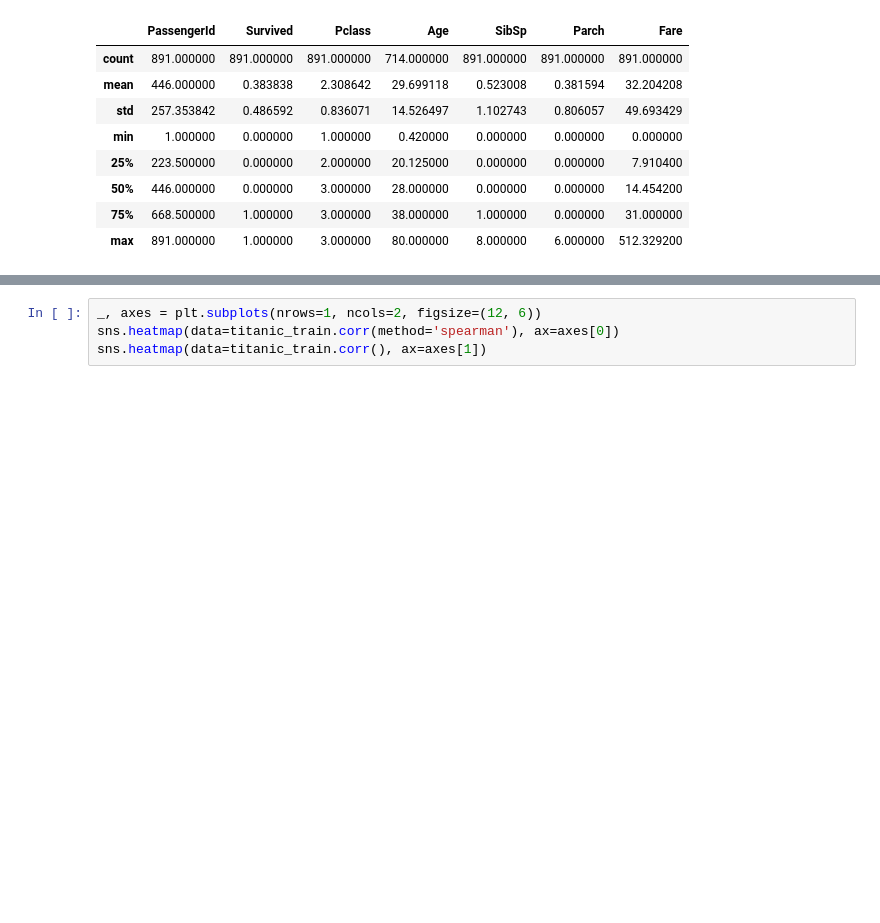
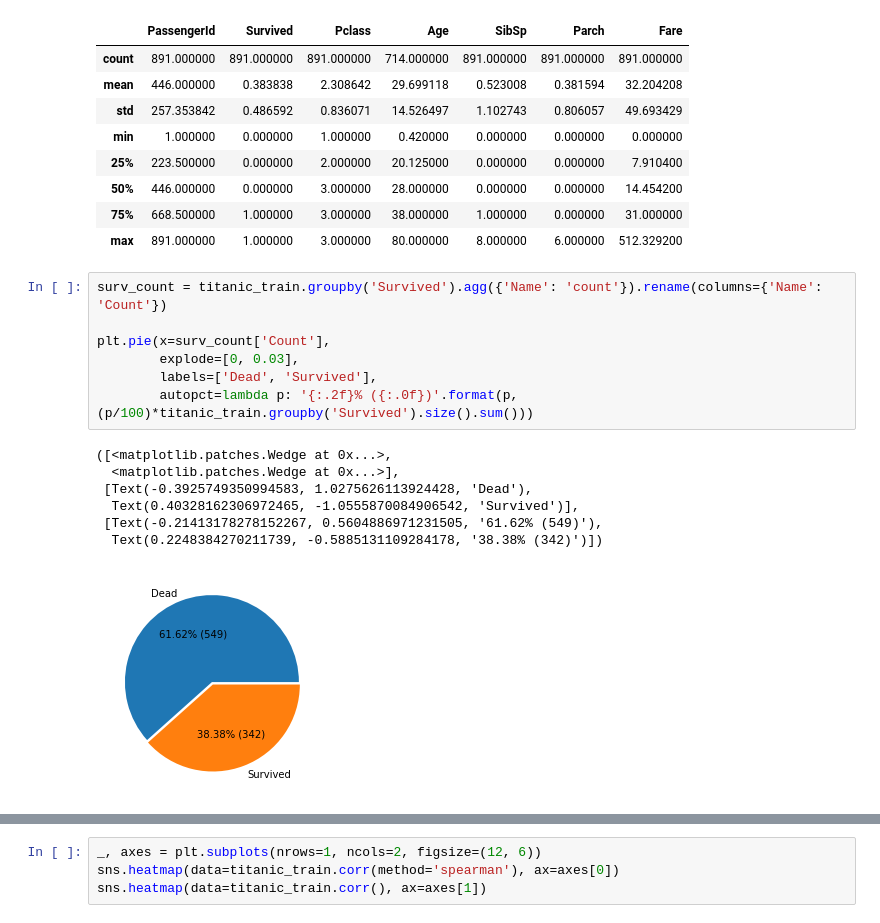
Before and after one commit to Porpoising/home_tasks, a Jupyter notebook: Pets/titanic/EDA.ipynb, the cells around one changed output, grey strips where cells are left out. Saved outputs shown, nothing was run; the diff lists cells and outputs as text; blank space fills up the shorter version.

Commit message:
Added new pie plots and displots

```diff
--- a/Pets/titanic/EDA.ipynb
+++ b/Pets/titanic/EDA.ipynb
@@ -36,3 +36,18 @@ titanic_train.describe()
 | 50% | 446.000000 | 0.000000 | 3.000000 | 28.000000 | 0.000000 | 0.000000 | 14.454200 |
 | 75% | 668.500000 | 1.000000 | 3.000000 | 38.000000 | 1.000000 | 0.000000 | 31.000000 |
 | max | 891.000000 | 1.000000 | 3.000000 | 80.000000 | 8.000000 | 6.000000 | 512.329200 |
+# %%
+surv_count = titanic_train.groupby('Survived').agg({'Name': 'count'}).rename(columns={'Name': 'Count'})
+
+plt.pie(x=surv_count['Count'],
+        explode=[0, 0.03],
+        labels=['Dead', 'Survived'],
+        autopct=lambda p: '{:.2f}% ({:.0f})'.format(p, (p/100)*titanic_train.groupby('Survived').size().sum()))
+# %% [output]
+([<matplotlib.patches.Wedge at 0x...>,
+  <matplotlib.patches.Wedge at 0x...>],
+ [Text(-0.3925749350994583, 1.0275626113924428, 'Dead'),
+  Text(0.40328162306972465, -1.0555870084906542, 'Survived')],
+ [Text(-0.21413178278152267, 0.5604886971231505, '61.62% (549)'),
+  Text(0.2248384270211739, -0.5885131109284178, '38.38% (342)')])
+[figure, added]
```
Also changed, not shown: parts of 7 cells of this notebook.
